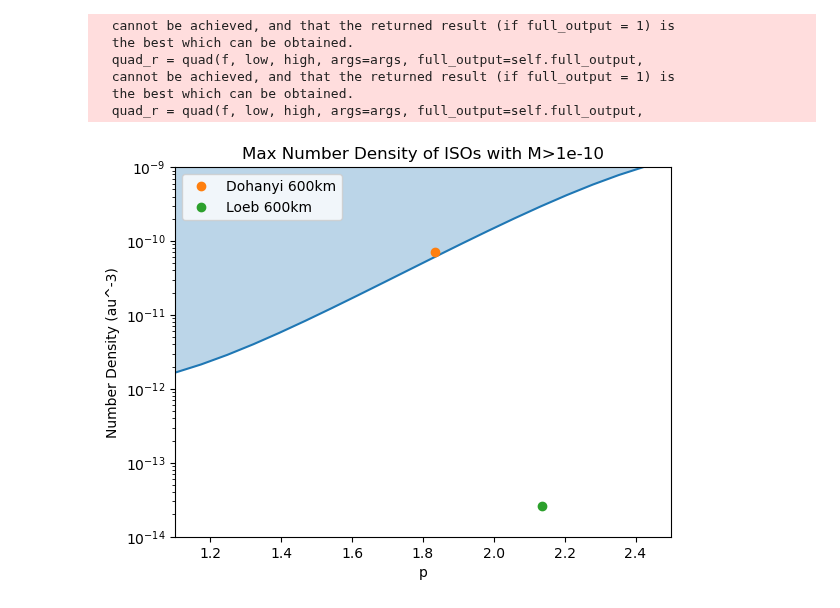
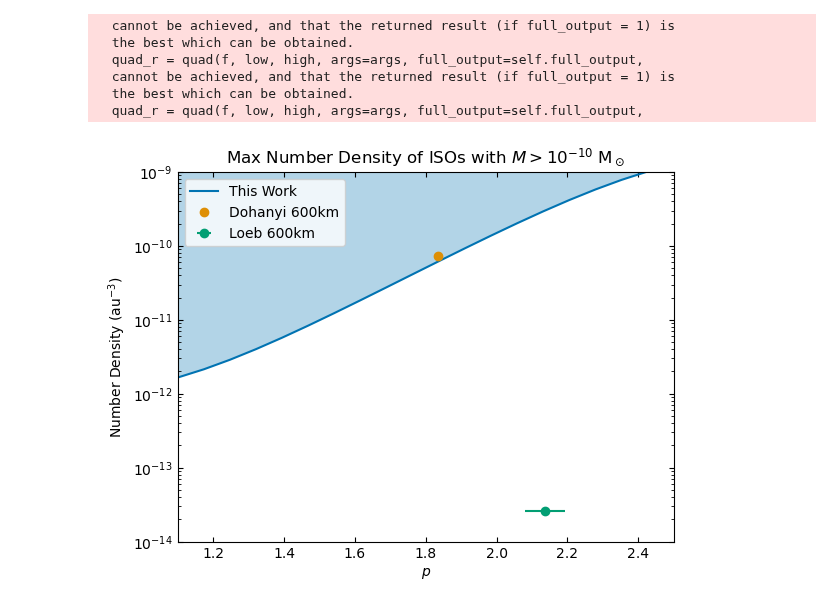
Before and after one commit to NolanSmyth/LensCalcPy, a Jupyter notebook: examples/hsc_ffp.ipynb, the cells around one changed output. Cells and saved outputs as stored; diff of their text form; code cells hidden in the pictures.

```diff
--- a/examples/hsc_ffp.ipynb
+++ b/examples/hsc_ffp.ipynb
@@ -10,6 +10,8 @@ from tqdm import tqdm
 from pathos.multiprocessing import ProcessingPool as Pool
 import functools
 from scipy.stats import poisson
+import seaborn as sns
+sns.set_palette("colorblind")
 
 %load_ext autoreload
 %autoreload 2
@@ -31,7 +28,7 @@ s
 # %% [output]
 Survey(l=121.2, b=-21.6, source_dist=770, obs_time=7, survey_area=0)
 # %%
-t_es = np.logspace(-2, 3, 20) #hours
+t_es = np.logspace(-2, 1, 20) #hours
 # %%
 alpha = 2
 s.add_ffp(alpha)
@@ -214,30 +219,41 @@ with Pool() as p:
   quad_r = quad(f, low, high, args=args, full_output=self.full_output,
 # %%
 loeb_alpha = 3.41
+loeb_err = 0.17
+
 loeb_p = loeb_alpha/3 + 1
+loeb_p_err = loeb_err/3
+
 loeb_n = 2.6e-14
+
 
 dohanyi_alpha = 2.5
 dohanyi_p = dohanyi_alpha/3 + 1
 dohanyi_n = 7.2e-11
 # %%
-num_densities = np.array(n_objects_arr)*local_stellar_density*kpc2au**(-3)
+num_densities = np.array(n_objects_arr) * local_stellar_density * kpc2au ** (-3)
 
 plt.figure()
-plt.plot(alpha_values, num_densities)
+
+plt.plot(alpha_values, num_densities, label='This Work')
 plt.fill_between(alpha_values, num_densities, np.max(num_densities), alpha=0.3)
+
 plt.yscale('log')
-plt.ylabel('Number Density (au^-3)')
-plt.xlabel('p')
-plt.title('Max Number Density of ISOs with M>1e-10')
+
+plt.ylabel(r'Number Density (au$^{-3}$)')
+plt.xlabel(r'$p$')
+plt.title(r'Max Number Density of ISOs with $M > 10^{-10}$ M$_\odot$')
+
 plt.xlim([1.1, 2.5])
 plt.ylim([1e-14, 1e-9])
 
 plt.plot(dohanyi_p, dohanyi_n, 'o', label='Dohanyi 600km')
-plt.plot(loeb_p, loeb_n, 'o', label='Loeb 600km')
+plt.errorbar(loeb_p, loeb_n, xerr=[loeb_p_err], fmt='o', label='Loeb 600km')
 
 plt.legend()
 
+plt.tick_params(axis='both', direction='in', which='both', bottom=True, top=True, left=True, right=True)
+
 plt.show()
 # %% [output]
-[figure, old version]
+[figure, new version]
```
Also changed, not shown: parts of 2 cells of this notebook, 3 other files.
